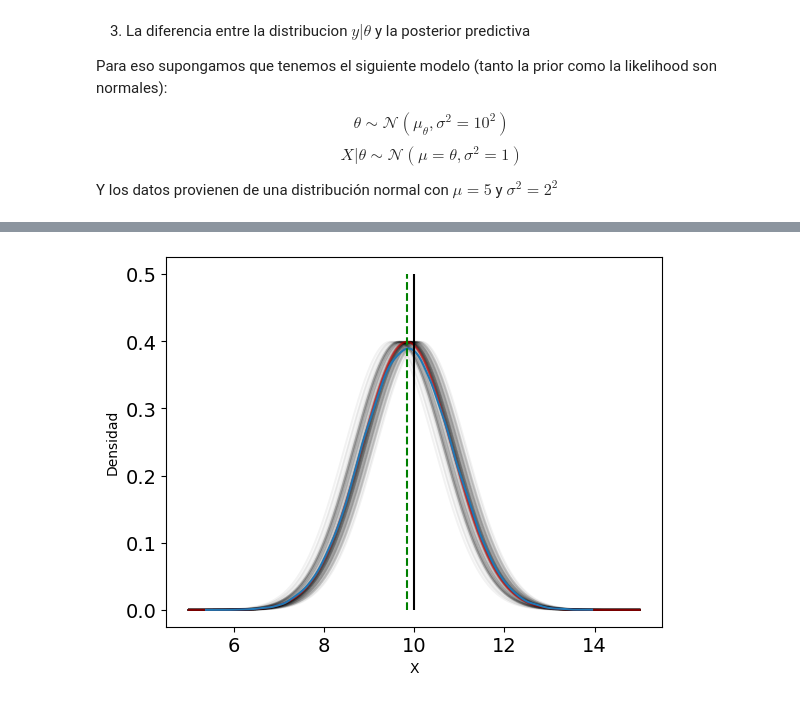
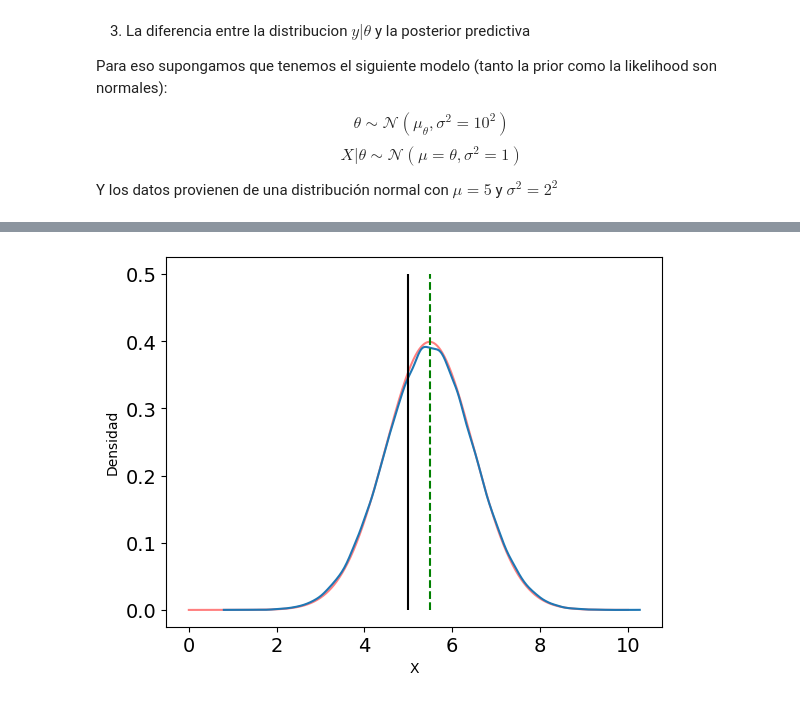
Before and after one commit to LuciaVazquez08/Estadistica-Inferencia, a Jupyter notebook: 2C 2024/posterior/Intro_PYMC.ipynb, the cells around one changed output, grey strips where cells are left out. Drawn from its saved outputs; the diff is of its cells as text; code cells hidden in the pictures.

```diff
--- a/2C 2024/posterior/Intro_PYMC.ipynb
+++ b/2C 2024/posterior/Intro_PYMC.ipynb
@@ -118,19 +118,19 @@ candidate_sd = .05 # STD de la distribución candidata
 α = β =  1 # Parámetros del prior
 θ = .5  # Inicializar theta
 trace = {"θ":np.zeros(reps)} # Dict para guardar resultados
-p2 = unnorm_posterior(θ, Y, α, β) # Inicializar posterior
+p1 = unnorm_posterior(θ, Y, α, β) # Inicializar posterior
 
 
 
 # Implementar el algoritmo propiamente dicho
 for i in range(reps):
   θ_candidate = stats.norm(θ, candidate_sd).rvs() # Samplear de q | simétrica
-  p1 = unnorm_posterior(θ_candidate, Y, α, β) # Numerador
-  pa = min(1, p1 / p2) # probabilidad de aceptar el candidato
+  p2 = unnorm_posterior(θ_candidate, Y, α, β) # Numerador
+  pa = min(1, p2 / p1) # probabilidad de aceptar el candidato
 
   if pa > stats.uniform().rvs():
     θ = θ_candidate # Aceptarlo
-    p2 = p1 # Actualizar denominador
+    p1 = p2 # Actualizar denominador
 
   trace["θ"][i] = θ # Puede o no ser un nuevo valor
 # %%
@@ -358,7 +383,7 @@ $$
 Y los datos provienen de una distribución normal con $\mu=5$ y $\sigma^2=2^2$
 # %%
 # Generamos datos para X
-X = stats.norm.rvs(loc=10, scale = 2,size = 30)
+X = stats.norm.rvs(loc=5, scale = 2,size = 30)
 
 # Hacemos la inferencia bayesiana
 with pm.Model() as normal_model:
@@ -388,26 +413,26 @@ Sampling: [X_obs]
 # %%
 thetas_posterior = idata.posterior['θ'].values.flatten()
 
-x_axis = np.linspace(5, 15, 10000)
+x_axis = np.linspace(0, 10, 10000)
 
 fig, ax = plt.subplots()
 
-# Graficar X|theta ~ N (theta, scale=1)
-for theta in thetas_posterior[:100]:
-    ax.plot(x_axis, stats.norm.pdf(x_axis, loc=theta, scale=1), color='k', alpha=0.05)
+# # Graficar X|theta ~ N (theta, scale=1)
+# for theta in thetas_posterior[:100]:
+#     ax.plot(x_axis, stats.norm.pdf(x_axis, loc=theta, scale=1), color='k', alpha=0.05)
 
 # Graficar X|theta para la MAP
 ax.plot(x_axis, stats.norm.pdf(x_axis, loc=map_estimate['θ'], scale=1), color='red', alpha=0.5)
 
 # Graficar la posterior predictive
 az.plot_dist(idata.posterior_predictive['X_obs'].values, ax=ax)
 
-ax.vlines(10, 0, .5, colors = 'black') # True mean
+ax.vlines(5, 0, .5, colors = 'black') # True mean
 ax.vlines(map_estimate['θ'], 0, .5, linestyles='dashed', colors = 'green') # MAP estimate
 
 ax.set_xlabel("X")
 ax.set_ylabel("Densidad")
 
 plt.show()
 # %% [output]
-[figure, old version]
+[figure, new version]
```
Also changed, not shown: parts of 15 cells of this notebook, 5 other files.
